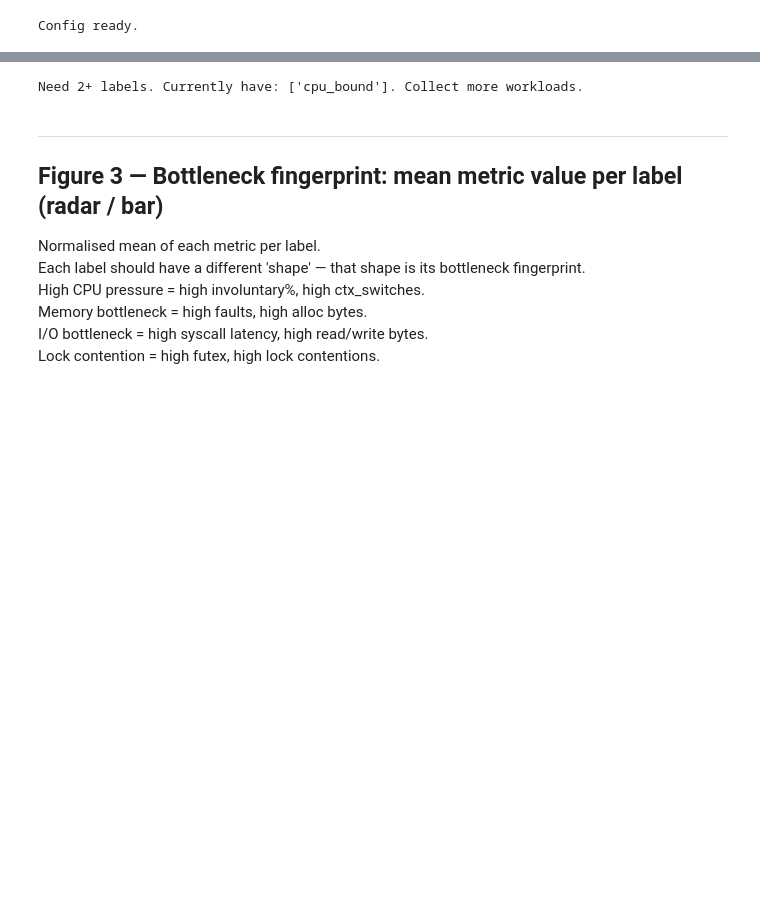
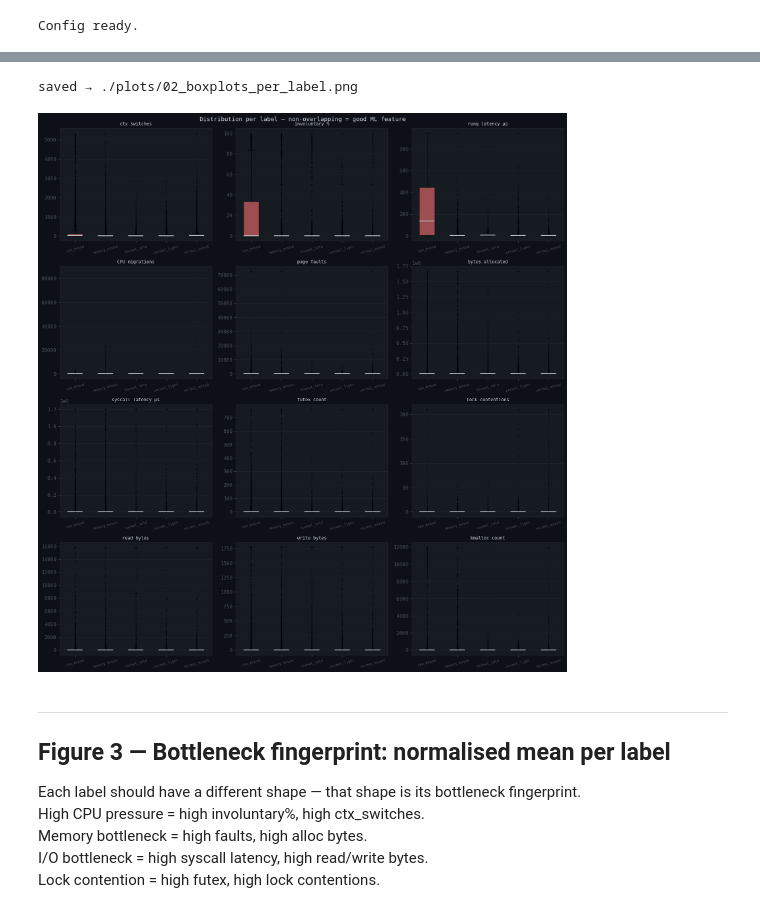
Before and after one commit to asad-Md/PerformanceBottleneckDiagnosis, a Jupyter notebook: src/perf_analysis.ipynb, the cells around one changed output, grey strips where cells are left out. Drawn from its saved outputs; the diff is of its cells as text; code cells hidden in the pictures; blank space fills up the shorter version.

```diff
--- a/src/perf_analysis.ipynb
+++ b/src/perf_analysis.ipynb
@@ -156,7 +253,7 @@ This tells you directly which features will be most useful for the classifier.
 if len(labels) < 2:
     print(f'Need 2+ labels. Currently have: {labels}. Collect more workloads.')
 else:
-    key_metrics = [
+    box_metrics = [
         ('ctx_switches',           'ctx switches'),
         ('involuntary_pct',        'involuntary %'),
         ('avg_runq_latency_us',    'runq latency µs'),
@@ -170,44 +267,44 @@ else:
         ('write_bytes',            'write bytes'),
         ('kmalloc_count',          'kmalloc count'),
     ]
-    key_metrics = [(m, l) for m, l in key_metrics if m in df.columns]
+    box_metrics = [(m, l) for m, l in box_metrics if m in df_clean.columns]
 
     cols = 3
-    rows = (len(key_metrics) + cols - 1) // cols
+    rows = (len(box_metrics) + cols - 1) // cols
     fig, axes = plt.subplots(rows, cols, figsize=(15, 4 * rows))
     fig.suptitle('Distribution per label — non-overlapping = good ML feature', fontsize=12)
     axes = axes.flatten()
 
-    for i, (col, ylabel) in enumerate(key_metrics):
+    for i, (col, ylabel) in enumerate(box_metrics):
         ax = axes[i]
-        data   = [df[df['label'] == l][col].dropna().values for l in labels]
+        data   = [df_clean[df_clean['label'] == l][col].dropna().values for l in labels]
         colors = [LABEL_COLORS.get(l, MUTED) for l in labels]
         bp = ax.boxplot(data, labels=labels, patch_artist=True,
                         medianprops={'color': TEXT, 'linewidth': 1.5},
                         boxprops={'linewidth': 0.8},
                         whiskerprops={'linewidth': 0.8},
                         capprops={'linewidth': 0.8},
                         flierprops={'marker': '.', 'markersize': 2, 'alpha': 0.3})
         for patch, color in zip(bp['boxes'], colors):
             patch.set_facecolor(color); patch.set_alpha(0.6)
         ax.set_title(ylabel, fontsize=9)
         ax.grid(True, axis='y')
         ax.tick_params(axis='x', labelsize=7, rotation=15)
 
     for j in range(i+1, len(axes)):
         axes[j].set_visible(False)
 
     plt.tight_layout()
     savefig(fig, '02_boxplots_per_label.png')
     plt.show()
 # %% [output]
-Need 2+ labels. Currently have: ['cpu_bound']. Collect more workloads.
+saved → ./plots/02_boxplots_per_label.png
+[figure, added]
 # %% [markdown]
 ---
-## Figure 3 — Bottleneck fingerprint: mean metric value per label (radar / bar)
+## Figure 3 — Bottleneck fingerprint: normalised mean per label
 
-Normalised mean of each metric per label.
-Each label should have a different 'shape' — that shape is its bottleneck fingerprint.
+Each label should have a different shape — that shape is its bottleneck fingerprint.
 High CPU pressure = high involuntary%, high ctx_switches.
 Memory bottleneck = high faults, high alloc bytes.
 I/O bottleneck = high syscall latency, high read/write bytes.
```
Also changed, not shown: parts of 20 cells of this notebook, 12 other files.
